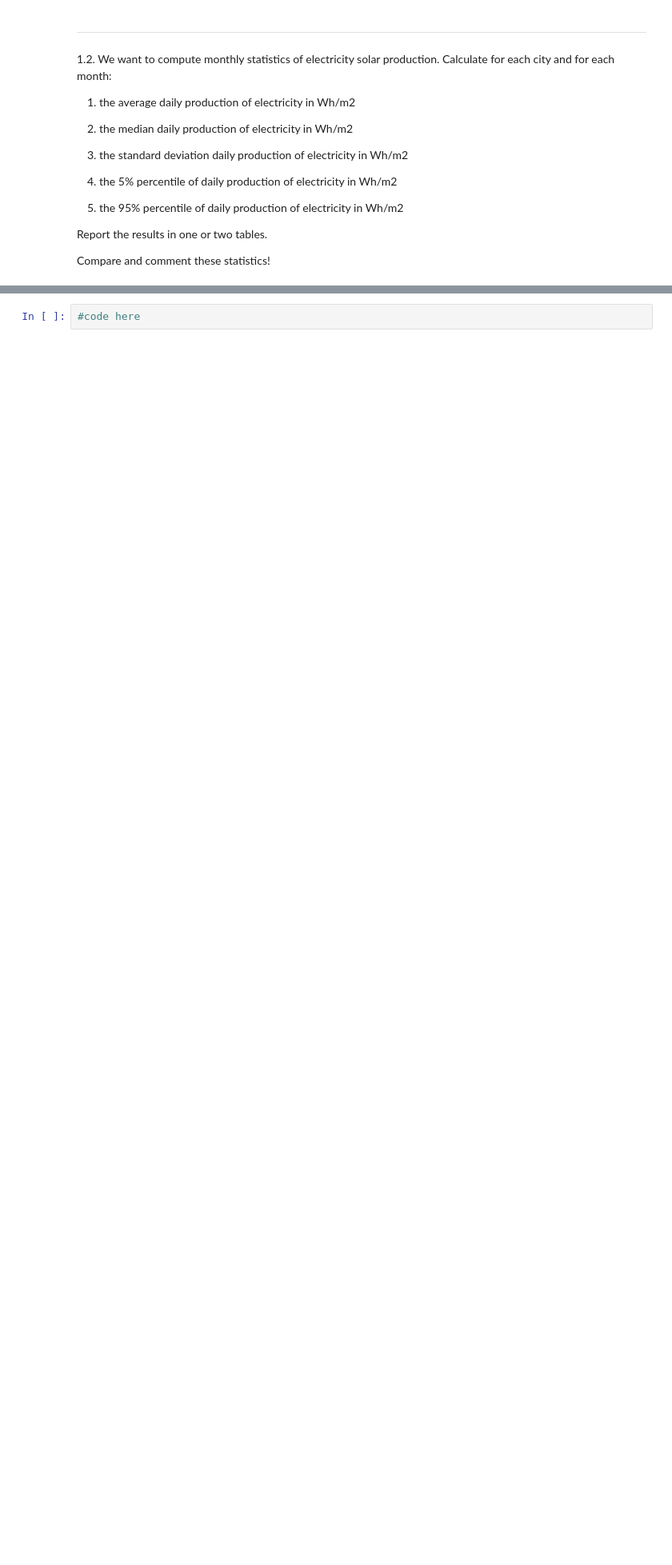
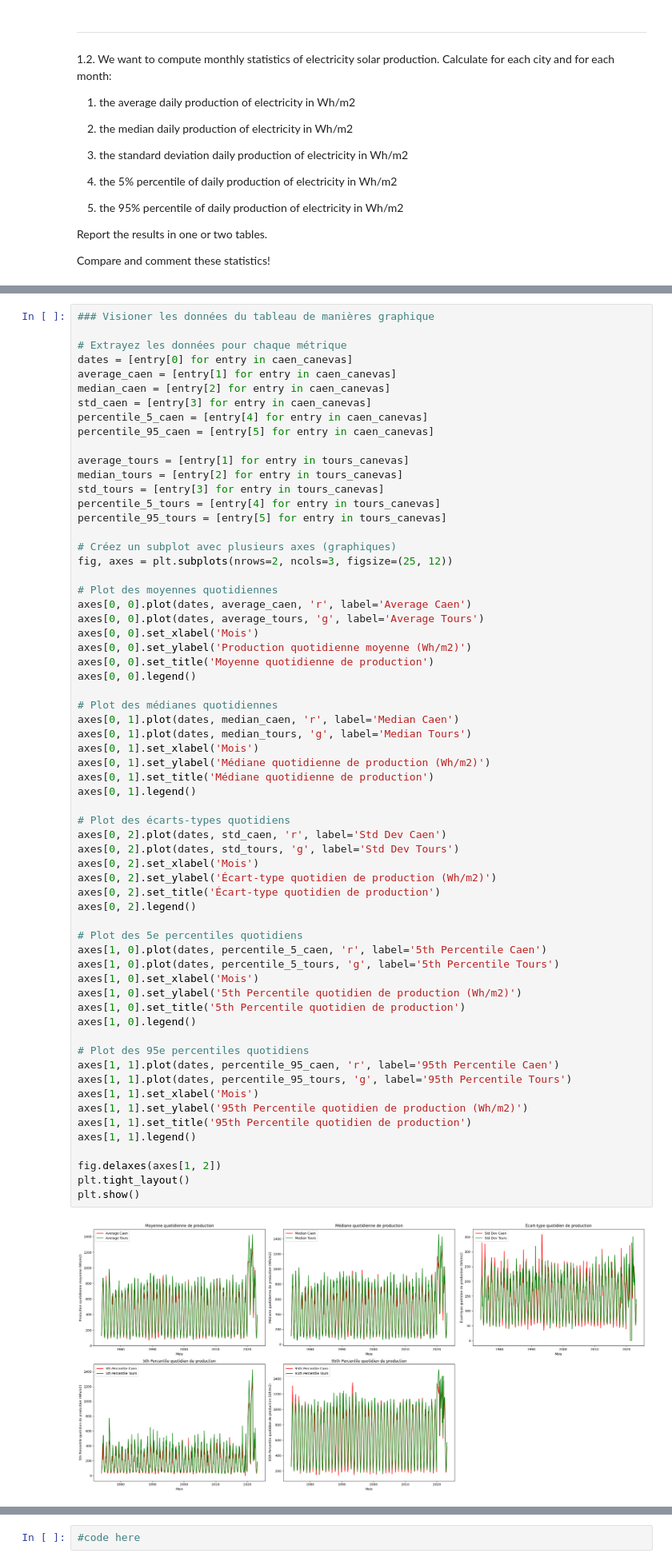
Before and after one commit to squifbe/Hackathon, a Jupyter notebook: Hackathon1_Final.ipynb, the cells around one changed output, grey strips where cells are left out. Shown at 80% size. Cells and saved outputs as stored; diff of their text form; blank space fills up the shorter version.

```diff
--- a/Hackathon1_Final.ipynb
+++ b/Hackathon1_Final.ipynb
@@ -151,3 +228,68 @@ dates_fix = array(df["DATE"])
+# %%
+### Visioner les données du tableau de manières graphique
+
+# Extrayez les données pour chaque métrique
+dates = [entry[0] for entry in caen_canevas]
+average_caen = [entry[1] for entry in caen_canevas]
+median_caen = [entry[2] for entry in caen_canevas]
+std_caen = [entry[3] for entry in caen_canevas]
+percentile_5_caen = [entry[4] for entry in caen_canevas]
+percentile_95_caen = [entry[5] for entry in caen_canevas]
+
+average_tours = [entry[1] for entry in tours_canevas]
+median_tours = [entry[2] for entry in tours_canevas]
+std_tours = [entry[3] for entry in tours_canevas]
+percentile_5_tours = [entry[4] for entry in tours_canevas]
+percentile_95_tours = [entry[5] for entry in tours_canevas]
+
+# Créez un subplot avec plusieurs axes (graphiques)
+fig, axes = plt.subplots(nrows=2, ncols=3, figsize=(25, 12))
+
+# Plot des moyennes quotidiennes
+axes[0, 0].plot(dates, average_caen, 'r', label='Average Caen')
+axes[0, 0].plot(dates, average_tours, 'g', label='Average Tours')
+axes[0, 0].set_xlabel('Mois')
+axes[0, 0].set_ylabel('Production quotidienne moyenne (Wh/m2)')
+axes[0, 0].set_title('Moyenne quotidienne de production')
+axes[0, 0].legend()
+
+# Plot des médianes quotidiennes
+axes[0, 1].plot(dates, median_caen, 'r', label='Median Caen')
+axes[0, 1].plot(dates, median_tours, 'g', label='Median Tours')
+axes[0, 1].set_xlabel('Mois')
+axes[0, 1].set_ylabel('Médiane quotidienne de production (Wh/m2)')
+axes[0, 1].set_title('Médiane quotidienne de production')
+axes[0, 1].legend()
+
+# Plot des écarts-types quotidiens
+axes[0, 2].plot(dates, std_caen, 'r', label='Std Dev Caen')
+axes[0, 2].plot(dates, std_tours, 'g', label='Std Dev Tours')
+axes[0, 2].set_xlabel('Mois')
+axes[0, 2].set_ylabel('Écart-type quotidien de production (Wh/m2)')
+axes[0, 2].set_title('Écart-type quotidien de production')
+axes[0, 2].legend()
+
+# Plot des 5e percentiles quotidiens
+axes[1, 0].plot(dates, percentile_5_caen, 'r', label='5th Percentile Caen')
+axes[1, 0].plot(dates, percentile_5_tours, 'g', label='5th Percentile Tours')
+axes[1, 0].set_xlabel('Mois')
+axes[1, 0].set_ylabel('5th Percentile quotidien de production (Wh/m2)')
+axes[1, 0].set_title('5th Percentile quotidien de production')
+axes[1, 0].legend()
+
+# Plot des 95e percentiles quotidiens
+axes[1, 1].plot(dates, percentile_95_caen, 'r', label='95th Percentile Caen')
+axes[1, 1].plot(dates, percentile_95_tours, 'g', label='95th Percentile Tours')
+axes[1, 1].set_xlabel('Mois')
+axes[1, 1].set_ylabel('95th Percentile quotidien de production (Wh/m2)')
+axes[1, 1].set_title('95th Percentile quotidien de production')
+axes[1, 1].legend()
+
+fig.delaxes(axes[1, 2])
+plt.tight_layout()
+plt.show()
+# %% [output]
+[figure, added]
 # %% [markdown]
 ---
 ## 2. Fit of distributions and hypothesis tests
```
Also changed, not shown: parts of 6 cells of this notebook.
